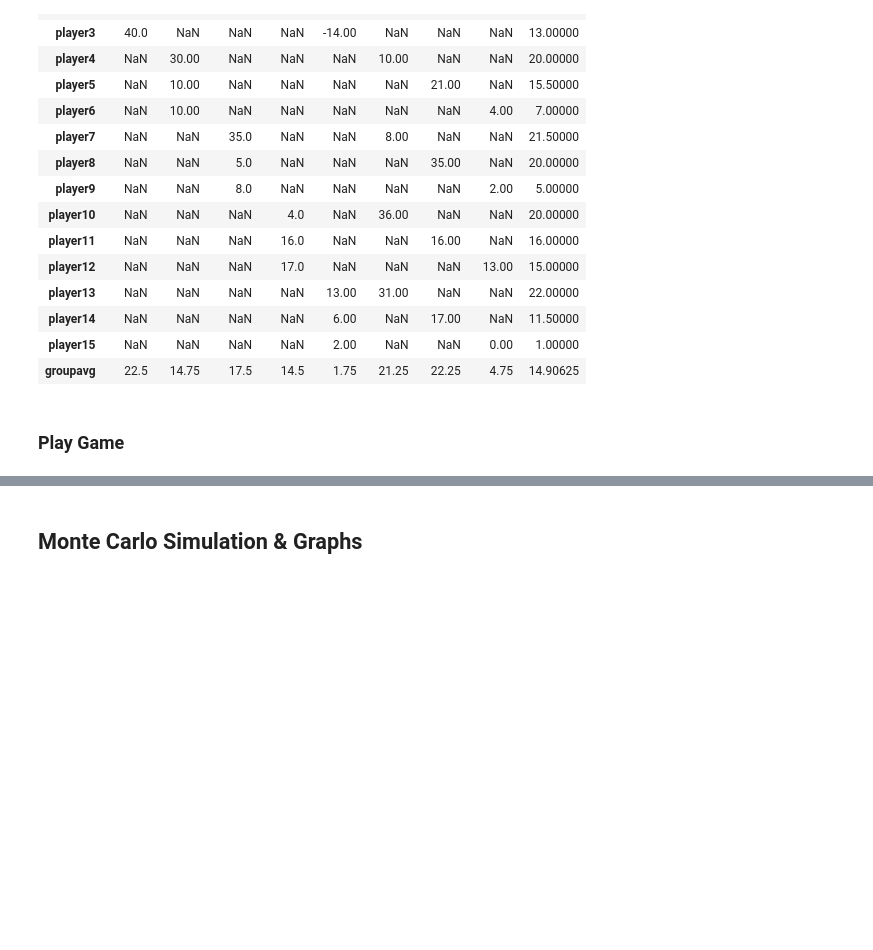
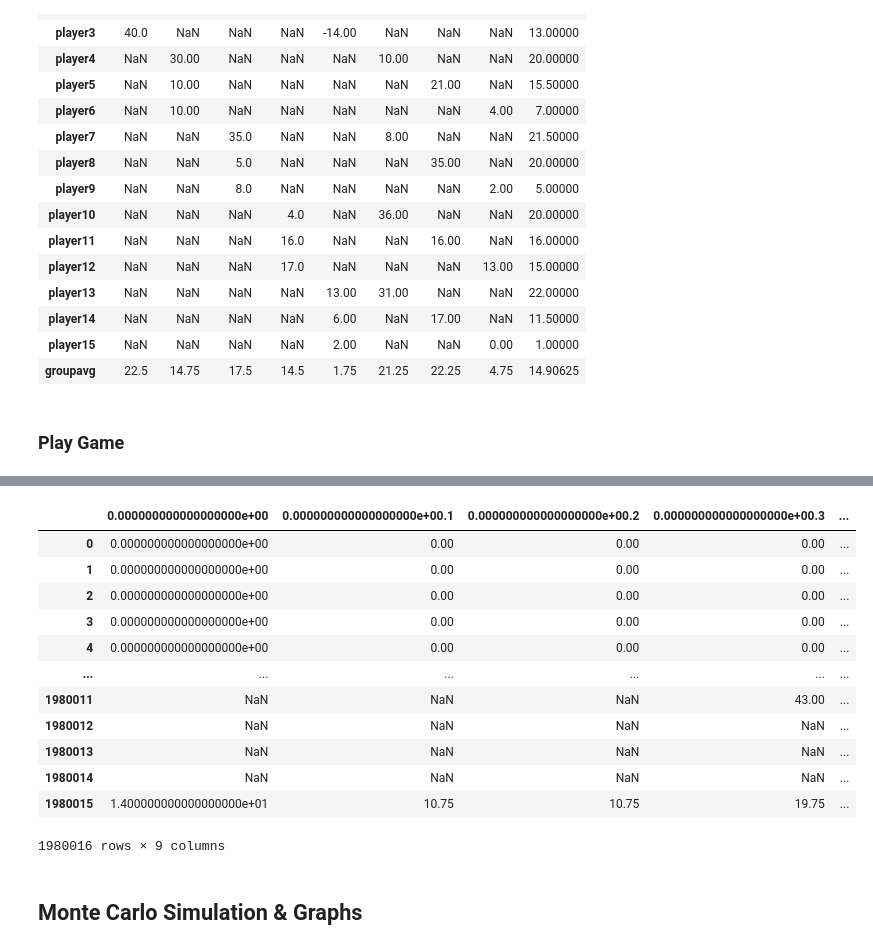
Before and after one commit to AaronSVMB/MGSC-632---Comp-II, a Jupyter notebook: Refactoring_MGPGG_V1.ipynb, the cells around one changed output, grey strips where cells are left out. Cells and saved outputs as stored; diff of their text form; code cells hidden in the pictures; blank space fills up the shorter version.

```diff
--- a/Refactoring_MGPGG_V1.ipynb
+++ b/Refactoring_MGPGG_V1.ipynb
@@ -609,5 +611,19 @@ array([19.21875, 12.125  , 10.9375 , 13.6875 , 13.09375, 12.125  ,
 # %%
-pd.read_csv("")
+pd.read_csv("./moi.csv")
+# %% [output]
+|  | 0.000000000000000000e+00 | 0.000000000000000000e+00.1 | 0.000000000000000000e+00.2 | 0.000000000000000000e+00.3 | ... |
+| 0 | 0.000000000000000000e+00 | 0.00 | 0.00 | 0.00 | ... |
+| 1 | 0.000000000000000000e+00 | 0.00 | 0.00 | 0.00 | ... |
+| 2 | 0.000000000000000000e+00 | 0.00 | 0.00 | 0.00 | ... |
+| 3 | 0.000000000000000000e+00 | 0.00 | 0.00 | 0.00 | ... |
+| 4 | 0.000000000000000000e+00 | 0.00 | 0.00 | 0.00 | ... |
+| ... | ... | ... | ... | ... | ... |
+| 1980011 | NaN | NaN | NaN | 43.00 | ... |
+| 1980012 | NaN | NaN | NaN | NaN | ... |
+| 1980013 | NaN | NaN | NaN | NaN | ... |
+| 1980014 | NaN | NaN | NaN | NaN | ... |
+| 1980015 | 1.400000000000000000e+01 | 10.75 | 10.75 | 19.75 | ... |
+1980016 rows × 9 columns
 # %% [markdown]
 ## Monte Carlo Simulation & Graphs
 # %%
```
Also changed, not shown: parts of 3 cells of this notebook.
